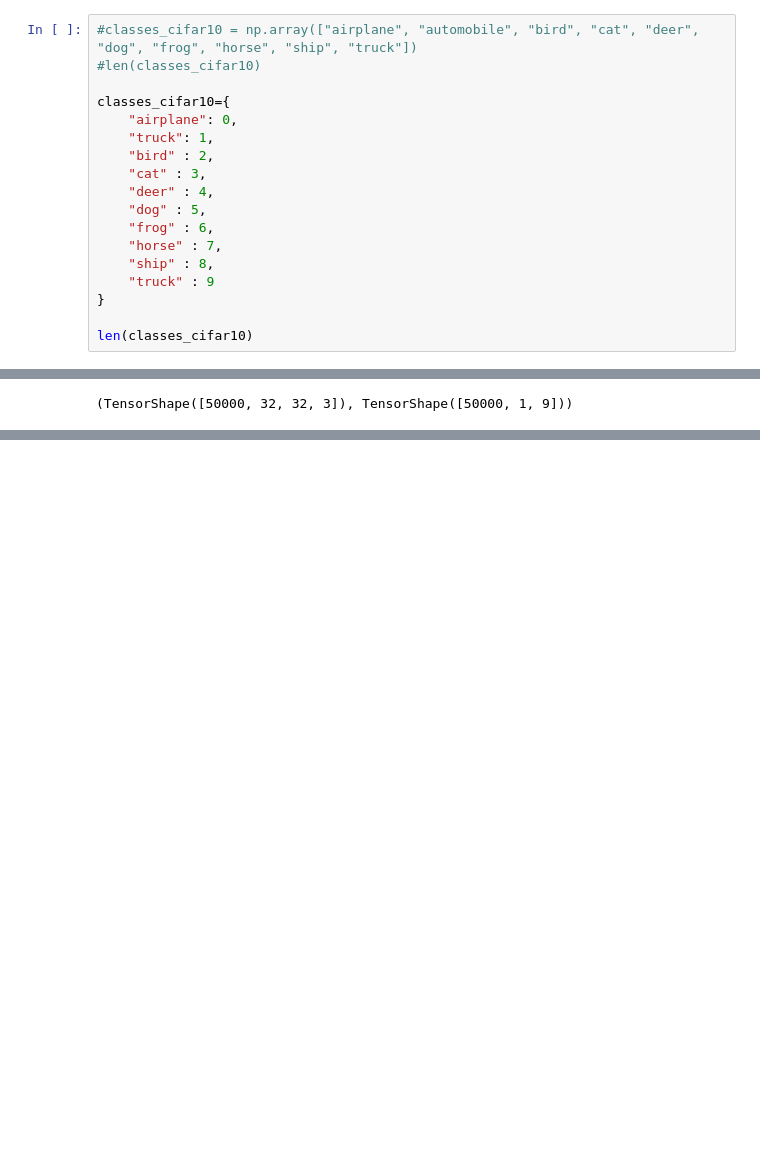
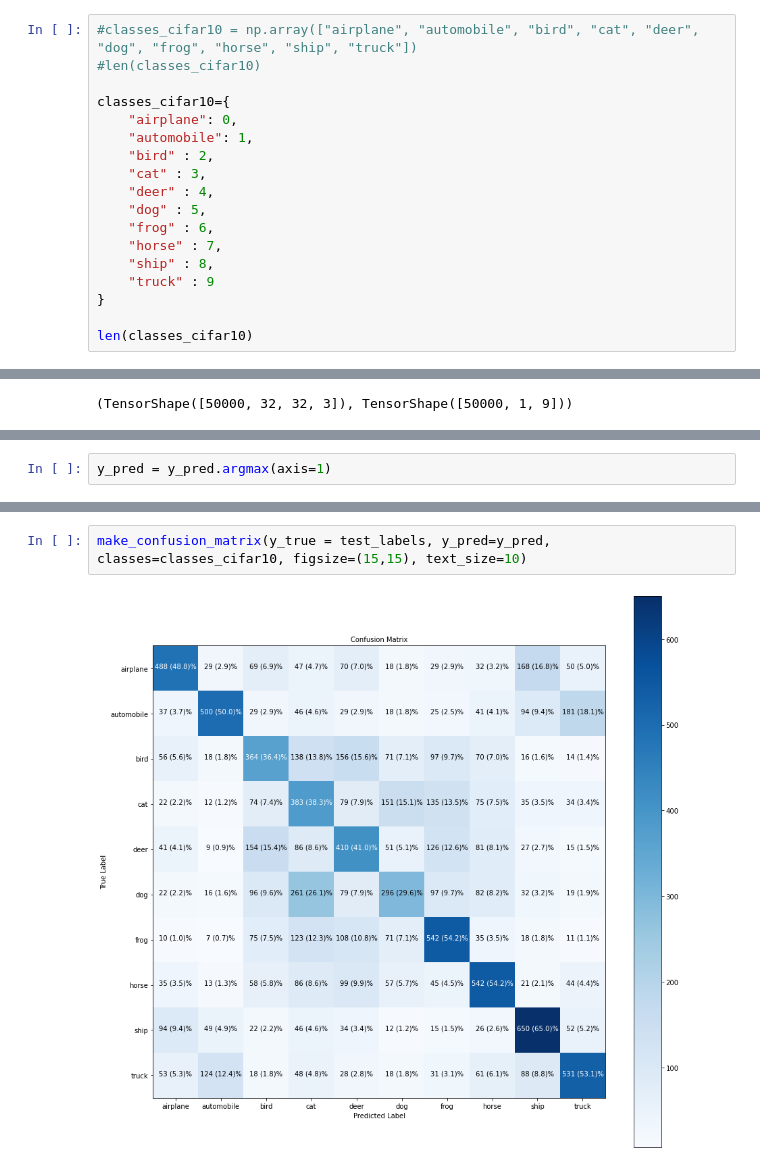
Before and after one commit to Presigal/Dish-Detective, a Jupyter notebook: cifar10_NeuralNetwork.ipynb, the cells around one changed output, grey strips where cells are left out. Drawn from its saved outputs; the diff is of its cells as text; blank space fills up the shorter version.

```diff
--- a/cifar10_NeuralNetwork.ipynb
+++ b/cifar10_NeuralNetwork.ipynb
@@ -25,7 +25,7 @@ plt.imshow(train_data[420])
 
 classes_cifar10={
     "airplane": 0,
-    "truck": 1,
+    "automobile": 1,
     "bird" : 2,
     "cat" : 3,
     "deer" : 4,
@@ -113,0 +172,2 @@ plt.title("Finding the ideal learning rate")
+# %%
+y_pred = y_pred.argmax(axis=1)
@@ -113,0 +240,4 @@ plt.title("Finding the ideal learning rate")
+# %%
+make_confusion_matrix(y_true = test_labels, y_pred=y_pred, classes=classes_cifar10, figsize=(15,15), text_size=10)
+# %% [output]
+[figure, added]
```
Also changed, not shown: parts of 9 cells of this notebook.
